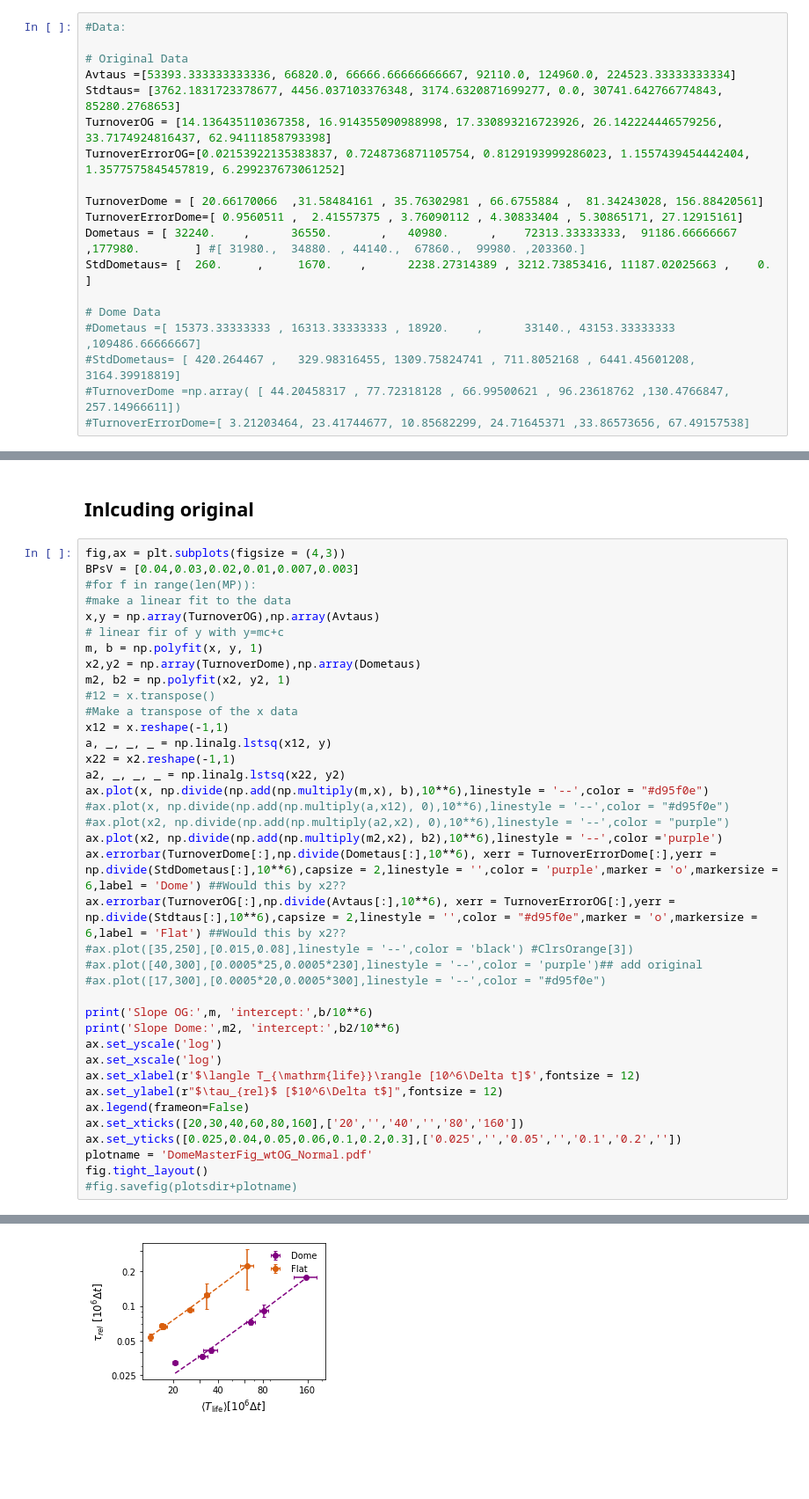
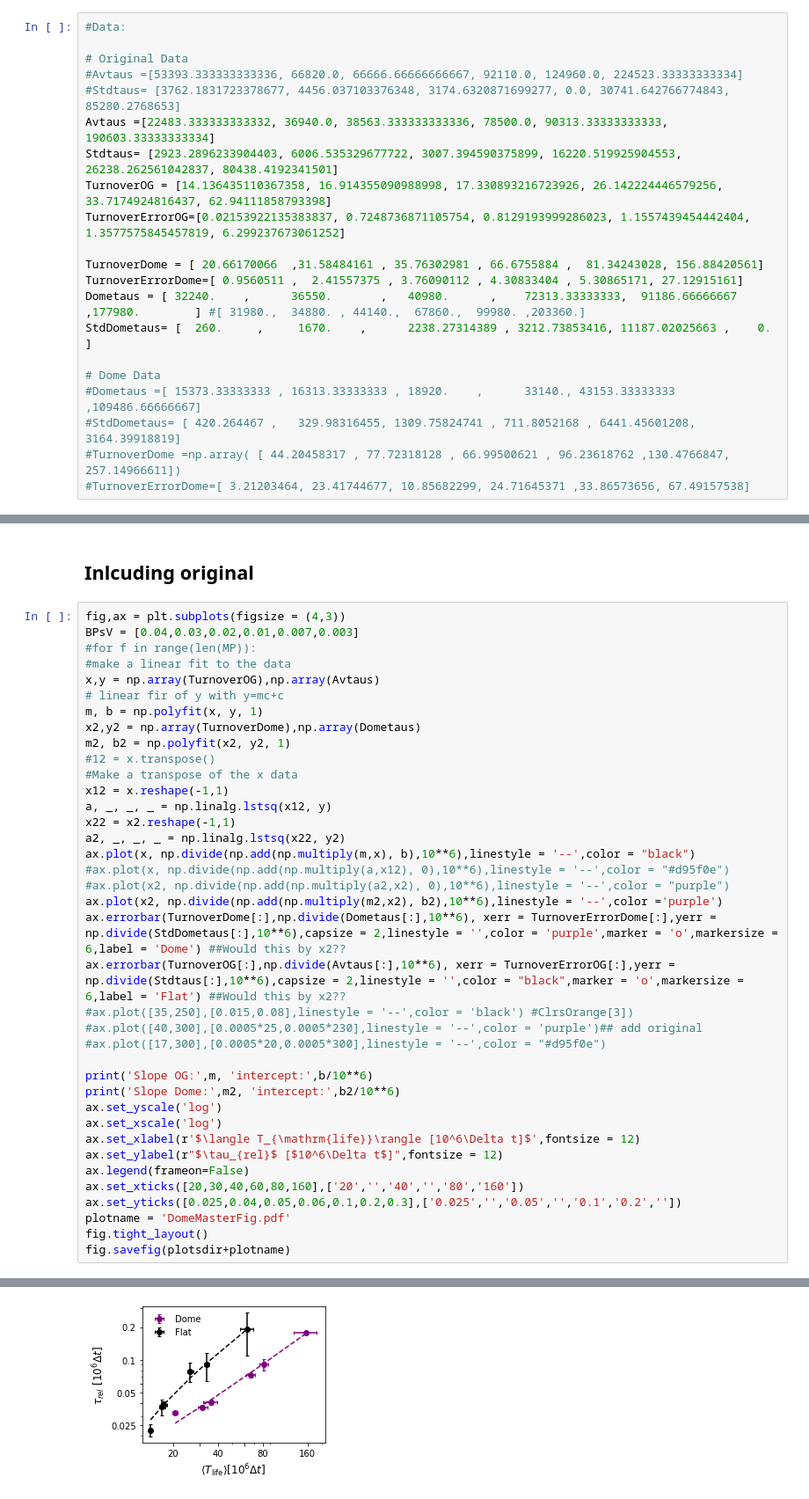
Before and after one commit to Billie1717/ColIVTurnover_Simulations, a Jupyter notebook: Data_and_Figures/Fig_Dome/NEWMasterPlottingDome.ipynb, the cells around one changed output, grey strips where cells are left out. Shown: that part at 88% size. Saved outputs shown, nothing was run; the diff lists cells and outputs as text; blank space fills up the shorter version.

```diff
--- a/Data_and_Figures/Fig_Dome/NEWMasterPlottingDome.ipynb
+++ b/Data_and_Figures/Fig_Dome/NEWMasterPlottingDome.ipynb
@@ -33,8 +33,10 @@ Current recursion limit: 3000
 #Data:
 
 # Original Data
-Avtaus =[53393.333333333336, 66820.0, 66666.66666666667, 92110.0, 124960.0, 224523.33333333334]
-Stdtaus= [3762.1831723378677, 4456.037103376348, 3174.6320871699277, 0.0, 30741.642766774843, 85280.2768653]
+#Avtaus =[53393.333333333336, 66820.0, 66666.66666666667, 92110.0, 124960.0, 224523.33333333334]
+#Stdtaus= [3762.1831723378677, 4456.037103376348, 3174.6320871699277, 0.0, 30741.642766774843, 85280.2768653]
+Avtaus =[22483.333333333332, 36940.0, 38563.333333333336, 78500.0, 90313.33333333333, 190603.33333333334]
+Stdtaus= [2923.2896233904403, 6006.535329677722, 3007.394590375899, 16220.519925904553, 26238.262561042837, 80438.4192341501]
 TurnoverOG = [14.136435110367358, 16.914355090988998, 17.330893216723926, 26.142224446579256, 33.7174924816437, 62.94111858793398]
 TurnoverErrorOG=[0.02153922135383837, 0.7248736871105754, 0.8129193999286023, 1.1557439454442404, 1.3577575845457819, 6.299237673061252]
 
@@ -89,12 +91,12 @@ x12 = x.reshape(-1,1)
 a, _, _, _ = np.linalg.lstsq(x12, y)
 x22 = x2.reshape(-1,1)
 a2, _, _, _ = np.linalg.lstsq(x22, y2)
-ax.plot(x, np.divide(np.add(np.multiply(m,x), b),10**6),linestyle = '--',color = "#d95f0e")
+ax.plot(x, np.divide(np.add(np.multiply(m,x), b),10**6),linestyle = '--',color = "black")
 #ax.plot(x, np.divide(np.add(np.multiply(a,x12), 0),10**6),linestyle = '--',color = "#d95f0e")
 #ax.plot(x2, np.divide(np.add(np.multiply(a2,x2), 0),10**6),linestyle = '--',color = "purple")
 ax.plot(x2, np.divide(np.add(np.multiply(m2,x2), b2),10**6),linestyle = '--',color ='purple')
 ax.errorbar(TurnoverDome[:],np.divide(Dometaus[:],10**6), xerr = TurnoverErrorDome[:],yerr = np.divide(StdDometaus[:],10**6),capsize = 2,linestyle = '',color = 'purple',marker = 'o',markersize = 6,label = 'Dome') ##Would this by x2??
-ax.errorbar(TurnoverOG[:],np.divide(Avtaus[:],10**6), xerr = TurnoverErrorOG[:],yerr = np.divide(Stdtaus[:],10**6),capsize = 2,linestyle = '',color = "#d95f0e",marker = 'o',markersize = 6,label = 'Flat') ##Would this by x2??
+ax.errorbar(TurnoverOG[:],np.divide(Avtaus[:],10**6), xerr = TurnoverErrorOG[:],yerr = np.divide(Stdtaus[:],10**6),capsize = 2,linestyle = '',color = "black",marker = 'o',markersize = 6,label = 'Flat') ##Would this by x2??
 #ax.plot([35,250],[0.015,0.08],linestyle = '--',color = 'black') #ClrsOrange[3])
 #ax.plot([40,300],[0.0005*25,0.0005*230],linestyle = '--',color = 'purple')## add original
 #ax.plot([17,300],[0.0005*20,0.0005*300],linestyle = '--',color = "#d95f0e")
@@ -108,7 +110,7 @@ ax.set_ylabel(r"$\tau_{rel}$ [$10^6\Delta t$]",fontsize = 12)
 ax.legend(frameon=False)
 ax.set_xticks([20,30,40,60,80,160],['20','','40','','80','160'])
 ax.set_yticks([0.025,0.04,0.05,0.06,0.1,0.2,0.3],['0.025','','0.05','','0.1','0.2',''])
-plotname = 'DomeMasterFig_wtOG_Normal.pdf'
+plotname = 'DomeMasterFig.pdf'
 fig.tight_layout()
-#fig.savefig(plotsdir+plotname)
+fig.savefig(plotsdir+plotname)
 # %% [output]
@@ -116,2 +118,2 @@ Slope OG: 3480.9710720315984 intercept: 0.005431989480958809
 Slope Dome: 1098.714351880267 intercept: 0.003258695050870705
-[figure, old version]
+[figure, new version]
```
Also changed, not shown: parts of 1 cell of this notebook, 42 other files.
